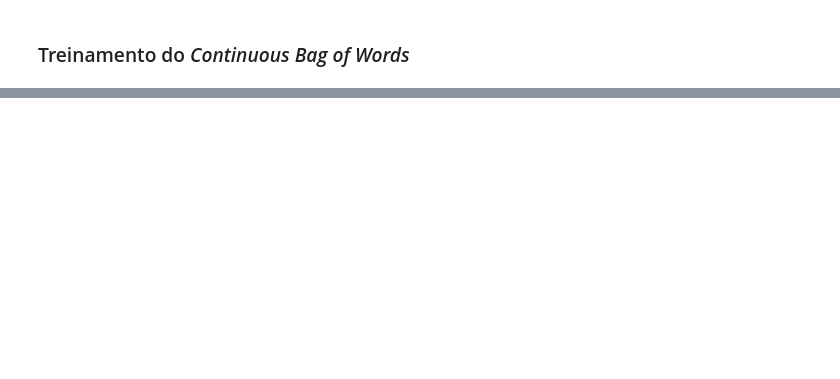
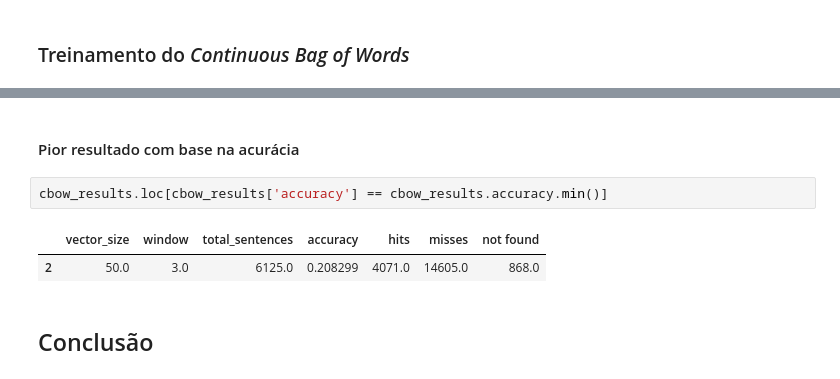
Before and after one commit to uni-assignments/Word2Vec, a Jupyter notebook: Word2Vec.ipynb, the cells around one changed output, grey strips where cells are left out. Cells and saved outputs as stored; diff of their text form; blank space fills up the shorter version.

```diff
--- a/Word2Vec.ipynb
+++ b/Word2Vec.ipynb
@@ -157,0 +477,9 @@ for combinations in params:
+# %% [markdown]
+#### Pior resultado com base na acurácia
+# %%
+cbow_results.loc[cbow_results['accuracy'] == cbow_results.accuracy.min()]
+# %% [output]
+|  | vector_size | window | total_sentences | accuracy | hits | misses | not found |
+| 2 | 50.0 | 3.0 | 6125.0 | 0.208299 | 4071.0 | 14605.0 | 868.0 |
+# %% [markdown]
+## Conclusão
```
Also changed, not shown: parts of 49 cells of this notebook, 2 other files.
